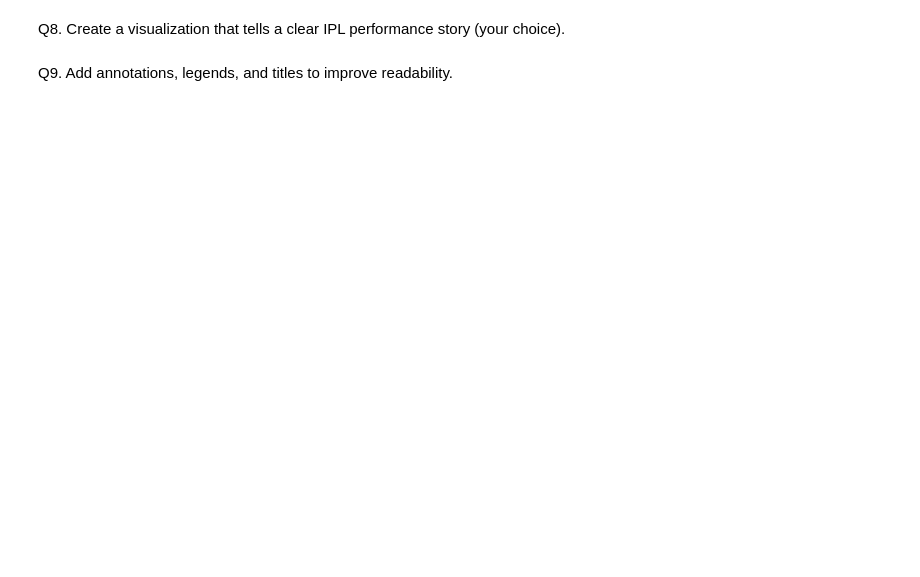
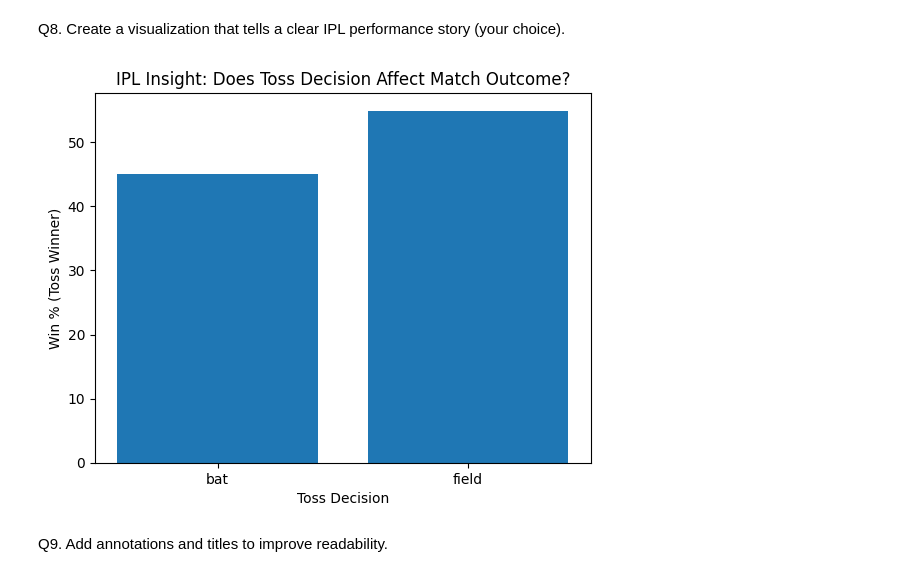
Before and after one commit to ojas-kanotra/DAV_LAB, a Jupyter notebook: Lab7.ipynb, the cells around one changed output. Cells and saved outputs as stored; diff of their text form; code cells hidden in the pictures; blank space fills up the shorter version.

```diff
--- a/Lab7.ipynb
+++ b/Lab7.ipynb
@@ -94,4 +94,18 @@ plt.show()
 # %% [markdown]
 Q8. Create a visualization that tells a clear IPL performance story (your choice).
+# %%
+df['toss_win_match_win'] = df['toss_winner'] == df['winner']
+result = df.groupby('toss_decision')['toss_win_match_win'].mean()
+result = result * 100
+
+plt.figure()
+plt.bar(result.index, result.values)
+plt.xlabel("Toss Decision")
+plt.ylabel("Win % (Toss Winner)")
+plt.title("IPL Insight: Does Toss Decision Affect Match Outcome?")
+
+plt.show()
+# %% [output]
+[figure, added]
 # %% [markdown]
-Q9. Add annotations, legends, and titles to improve readability.
+Q9. Add annotations and titles to improve readability.
```
Also changed, not shown: parts of 3 cells of this notebook, 2 other files.
